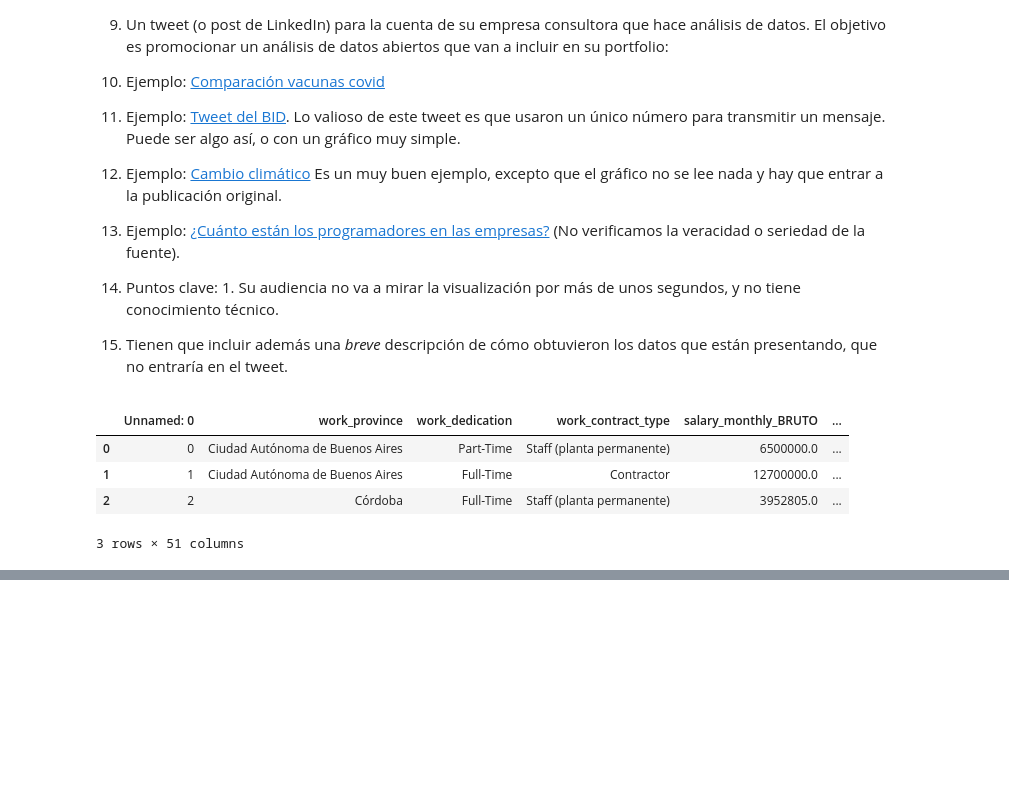
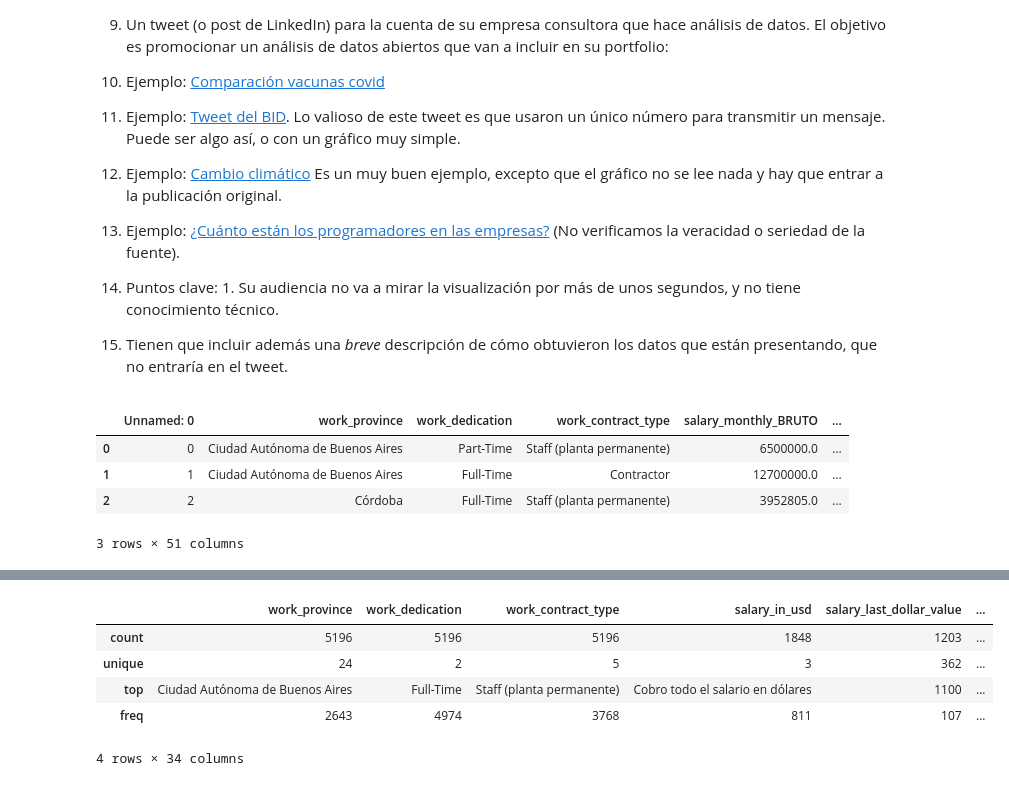
Before and after one commit to sgruyzcki/DiploDatos2026, a Jupyter notebook: Análisis y Visualización de Datos/practico2/Entregable_Parte_2_Sergio.ipynb, the cells around one changed output, grey strips where cells are left out. Saved outputs shown, nothing was run; the diff lists cells and outputs as text; code cells hidden in the pictures; blank space fills up the shorter version.

```diff
--- a/Análisis y Visualización de Datos/practico2/Entregable_Parte_2_Sergio.ipynb
+++ b/Análisis y Visualización de Datos/practico2/Entregable_Parte_2_Sergio.ipynb
@@ -258,0 +298,9 @@ df[:3]
+# %%
+df_raw.describe(include="object")
+# %% [output]
+|  | work_province | work_dedication | work_contract_type | salary_in_usd | salary_last_dollar_value | ... |
+| count | 5196 | 5196 | 5196 | 1848 | 1203 | ... |
+| unique | 24 | 2 | 5 | 3 | 362 | ... |
+| top | Ciudad Autónoma de Buenos Aires | Full-Time | Staff (planta permanente) | Cobro todo el salario en dólares | 1100 | ... |
+| freq | 2643 | 4974 | 3768 | 811 | 107 | ... |
+4 rows × 34 columns
```
Also changed, not shown: parts of 9 cells of this notebook.
